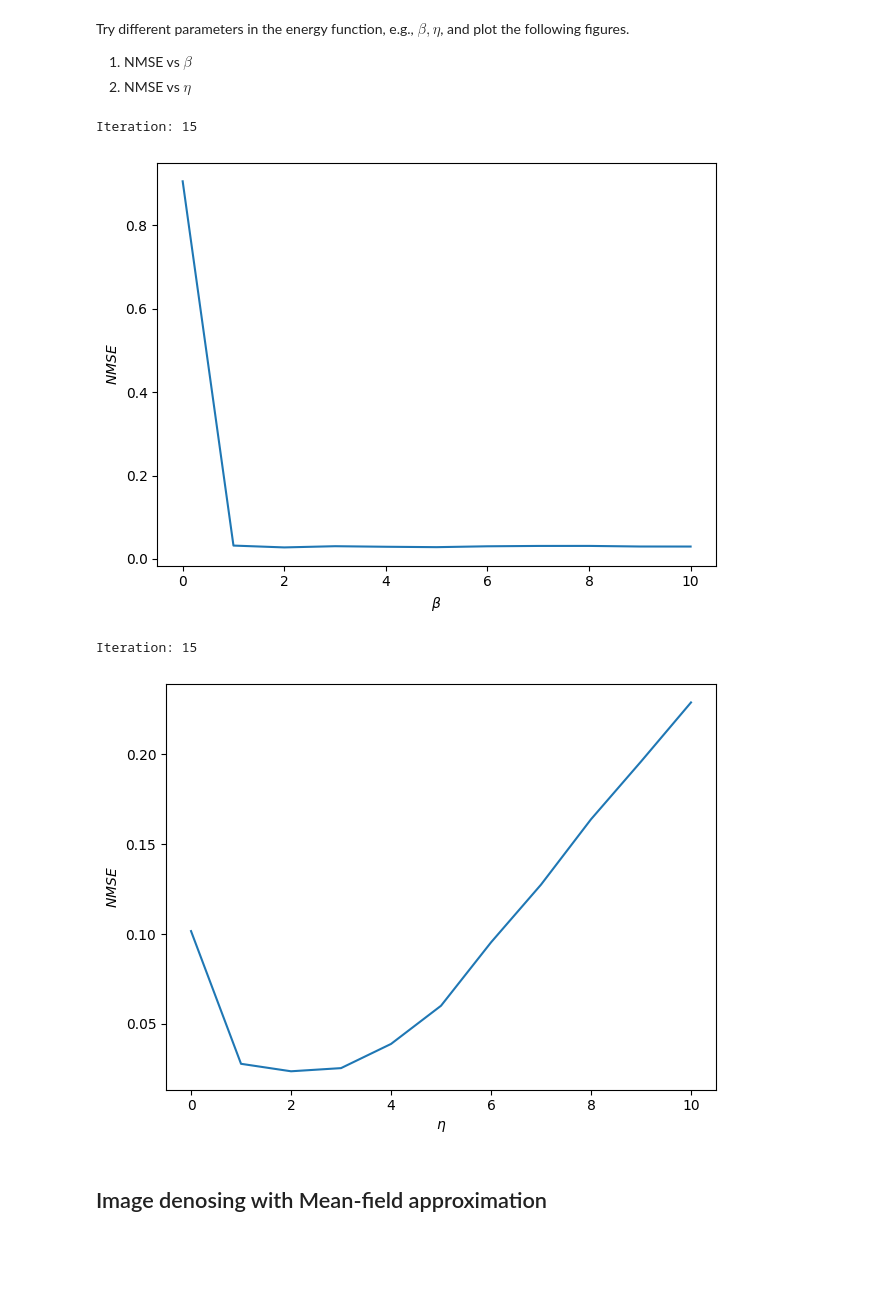
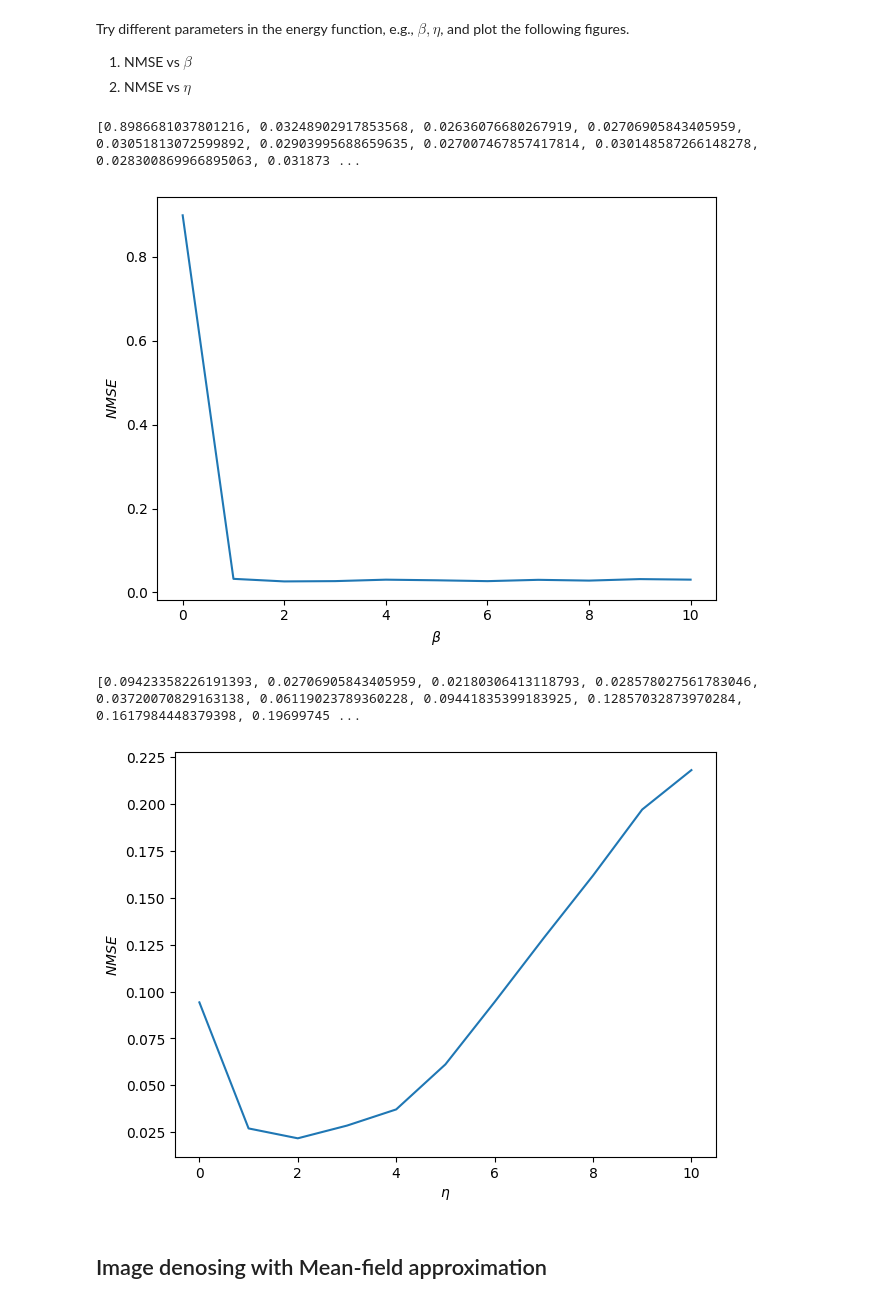
Before and after one commit to erik-norlin/SSY316-Advanced-Probabilistic-Machine-Learning, a Jupyter notebook: python-lab-4/python-lab-4-erik-norlin-matthew-newson.ipynb, the cells around one changed output. Saved outputs shown, nothing was run; the diff lists cells and outputs as text; code cells hidden in the pictures; blank space fills up the shorter version.

```diff
--- a/python-lab-4/python-lab-4-erik-norlin-matthew-newson.ipynb
+++ b/python-lab-4/python-lab-4-erik-norlin-matthew-newson.ipynb
@@ -219,8 +219,8 @@ Treat $\mu$ and $\tau^{-1}$ as unknown and  use the mean field approximation alg
 #### Simulate Data
 # %%
 #Set parameters and simulate data
-n = 100
-mu = 3
+n = 1000
+mu = 5
 tau = 2
 std = np.sqrt(1/tau)
 y = mu + std*np.random.randn(n)
@@ -231,7 +231,6 @@ lam0 = 1 #unit information prior
 a0 = 0.001
 b0 = 0.001
 
-
 # get sufficient stats
 Sy = np.sum(y)
 Sy2 = np.sum(y**2)
@@ -428,8 +469,8 @@ temp_mean = np.mean(data)
 clean_img = +1*(temp>temp_mean) + -1*(temp<temp_mean)
 
 height,width = clean_img.shape
-sigmas = np.linspace(0.00001,10,11)
-NMSEs = []
+sigmas = np.linspace(0,10,11)
+NMSEs_sigma_gibbs = []
 
 beta = 2
 eta = 1
@@ -438,14 +479,16 @@ n_its = 15
 for sigma in sigmas:
     noisy_img = clean_img + sigma*np.random.randn(height, width)
     x, NMSE = ising_model_gibbs(noisy_img, clean_img, beta, eta, n_its)
-    NMSEs.append(NMSE)
+    NMSEs_sigma_gibbs.append(NMSE)
+
+print(NMSEs_sigma_gibbs)
 
 fig = plt.figure()
-plt.plot(sigmas, NMSEs)
+plt.plot(sigmas, NMSEs_sigma_gibbs)
 plt.xlabel(r'$\sigma$')
 plt.ylabel('$NMSE$')
 fig.tight_layout()
 path = r'C:\Users\erikn\skola\SSY316-Advanced-Probabilistic-Machine-Learning\python-lab-4\report-images\NMSE(sigma)_1.png'
-fig.savefig(path, dpi=300)
+# fig.savefig(path, dpi=300)
 plt.show()
 # %% [output]
@@ -466,7 +509,7 @@ clean_img = +1*(temp>temp_mean) + -1*(temp<temp_mean)
 height,width = clean_img.shape
 sigma = 1
 noisy_img = clean_img + sigma*np.random.randn(height, width)
-NMSEs = []
+NMSEs_beta_gibbs = []
 
 betas = np.linspace(0,10,11)
 eta = 1
@@ -475,52 +518,56 @@ n_its = 15
 for beta in betas:
     noisy_img = clean_img + sigma*np.random.randn(height, width)
     x, NMSE = ising_model_gibbs(noisy_img, clean_img, beta, eta, n_its)
-    NMSEs.append(NMSE)
+    NMSEs_beta_gibbs.append(NMSE)
+
+print(NMSEs_beta_gibbs)
 
 fig = plt.figure()
-plt.plot(sigmas, NMSEs)
+plt.plot(betas, NMSEs_beta_gibbs)
 plt.xlabel(r'$\beta$')
 plt.ylabel('$NMSE$')
 fig.tight_layout()
 path = r'C:\Users\erikn\skola\SSY316-Advanced-Probabilistic-Machine-Learning\python-lab-4\report-images\NMSE(beta)_1.png'
-fig.savefig(path, dpi=300)
+# fig.savefig(path, dpi=300)
 plt.show()
 # %% [output]
-Iteration: 15
+[0.8986681037801216, 0.03248902917853568, 0.02636076680267919, 0.02706905843405959, 0.03051813072599892, 0.02903995688659635, 0.027007467857417814, 0.030148587266148278, 0.028300869966895063, 0.031873 ...
 [figure]
 # %%
 # NMSE vs eta
 
 data = Image.open('bayes.bmp')
 temp = np.double(data)
 temp_mean = np.mean(data)
 clean_img = +1*(temp>temp_mean) + -1*(temp<temp_mean)
 
 height,width = clean_img.shape
 sigma = 1
 noisy_img = clean_img + sigma*np.random.randn(height, width)
-NMSEs = []
+NMSEs_eta_gibbs = []
 
 beta = 2
 etas = np.linspace(0,10,11)
 n_its = 15
 
 for eta in etas:
     noisy_img = clean_img + sigma*np.random.randn(height, width)
     x, NMSE = ising_model_gibbs(noisy_img, clean_img, beta, eta, n_its)
-    NMSEs.append(NMSE)
+    NMSEs_eta_gibbs.append(NMSE)
+
+print(NMSEs_eta_gibbs)
 
 fig = plt.figure()
-plt.plot(sigmas, NMSEs)
+plt.plot(etas, NMSEs_eta_gibbs)
 plt.xlabel(r'$\eta$')
 plt.ylabel('$NMSE$')
 fig.tight_layout()
 path = r'C:\Users\erikn\skola\SSY316-Advanced-Probabilistic-Machine-Learning\python-lab-4\report-images\NMSE(eta)_1.png'
-fig.savefig(path, dpi=300)
+# fig.savefig(path, dpi=300)
 plt.show()
 # %% [output]
-Iteration: 15
+[0.09423358226191393, 0.02706905843405959, 0.02180306413118793, 0.028578027561783046, 0.03720070829163138, 0.06119023789360228, 0.09441835399183925, 0.12857032873970284, 0.1617984448379398, 0.19699745 ...
-[figure, old version]
+[figure, new version]
 # %% [markdown]
 ## Image denosing with Mean-field approximation
 # %% [markdown]
```
Also changed, not shown: parts of 9 cells of this notebook, 9 other files.
